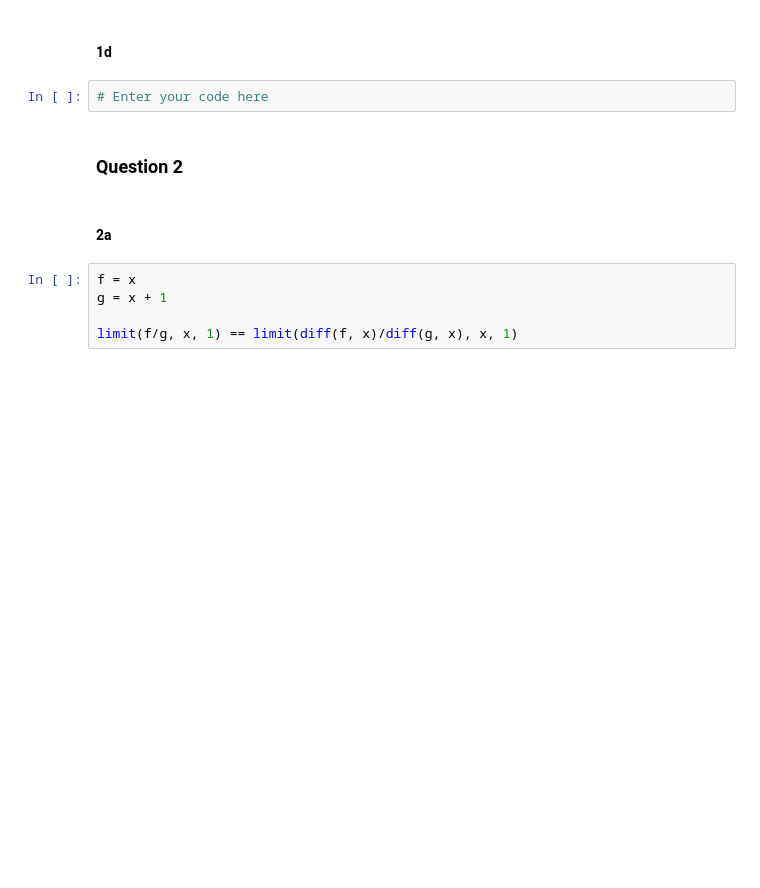
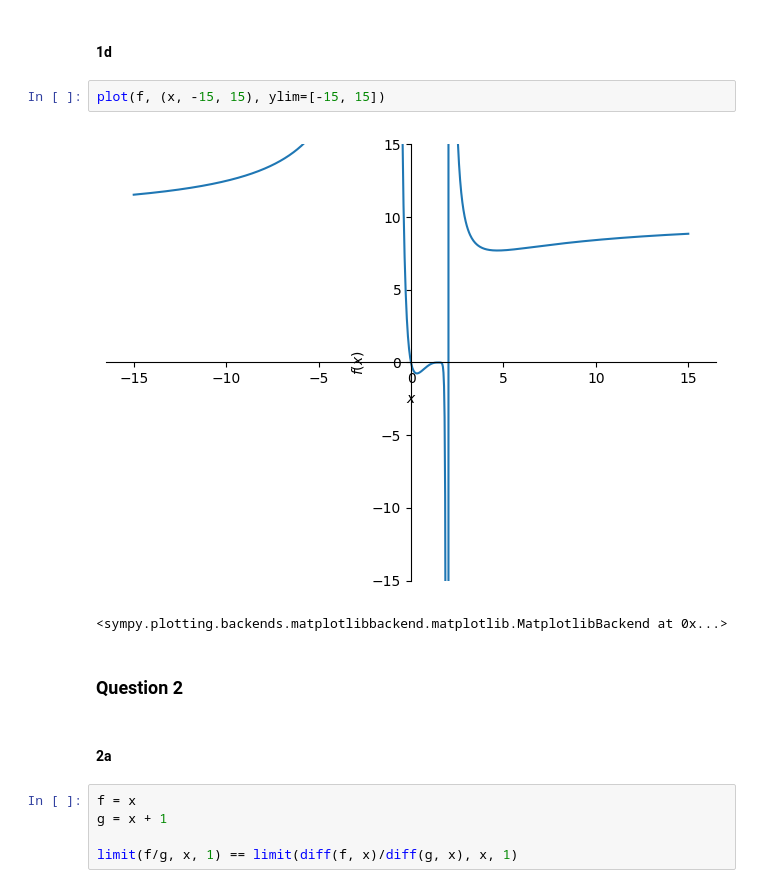
Before and after one commit to EthanMik/Math151_Python_Labs, a Jupyter notebook: Lab_8.ipynb, the cells around one changed output. Drawn from its saved outputs; the diff is of its cells as text; blank space fills up the shorter version.

```diff
--- a/Lab_8.ipynb
+++ b/Lab_8.ipynb
@@ -25,7 +78,10 @@ x, y, t, b = symbols("x y t b", real=True)
 # %% [markdown]
 #### 1d
 # %%
-# Enter your code here
+plot(f, (x, -15, 15), ylim=[-15, 15])
+# %% [output]
+[figure, added]
+<sympy.plotting.backends.matplotlibbackend.matplotlib.MatplotlibBackend at 0x...>
 # %% [markdown]
 ### Question 2
 # %% [markdown]
```
Also changed, not shown: parts of 6 cells of this notebook.
